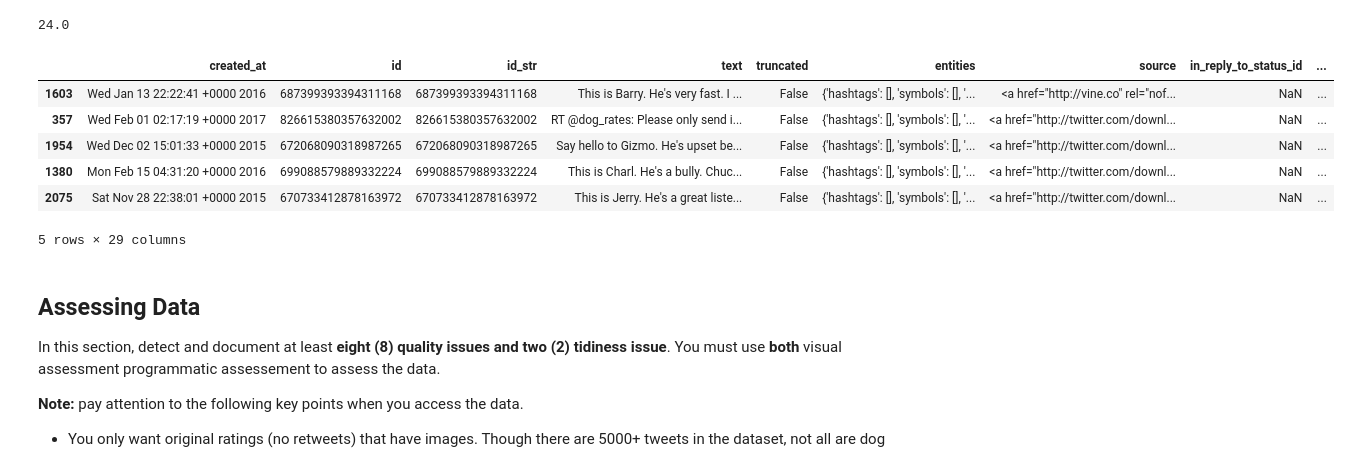
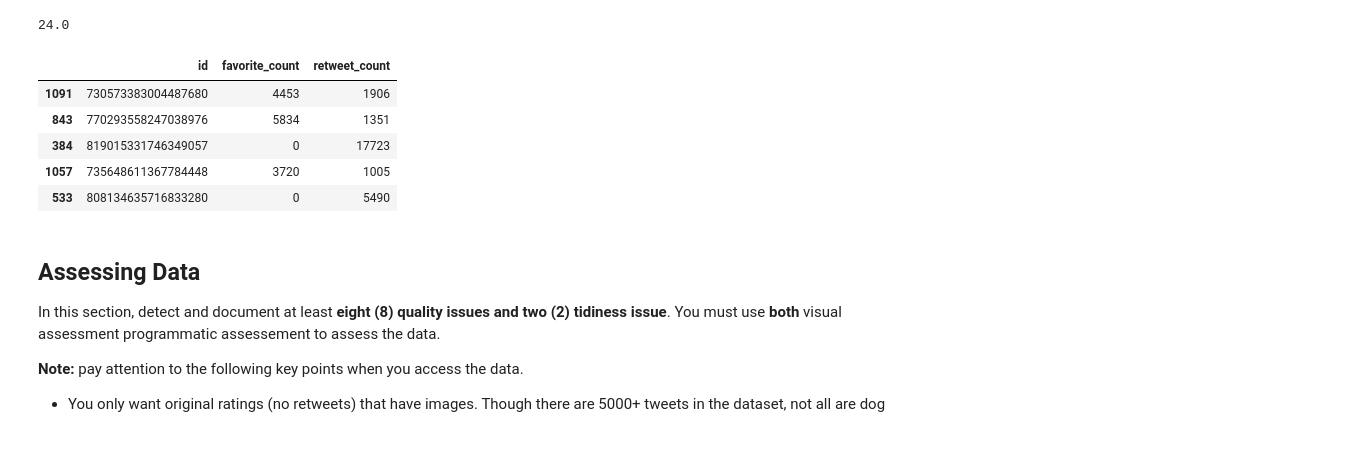
Before and after one commit to Freshi/Enhanced-Twitter-Archive-Data-Project, a Jupyter notebook: wrangle_act.ipynb, the cells around one changed output. Cells and saved outputs as stored; diff of their text form; code cells hidden in the pictures.

Commit message:
Data cleaned -- awaiting analysis

```diff
--- a/wrangle_act.ipynb
+++ b/wrangle_act.ipynb
@@ -13,4 +13,4 @@ import tweepy
 import json
 
 #Read the manually downloaded twitter enhanced archive
-twitter_enhanced = pd.read_csv('twitter-archive-enhanced-2.csv')
+twitter_enhanced = pd.read_csv('twitter-archive-enhanced.csv')
@@ -41,17 +36,21 @@ image_predictions.head()
 # %% [markdown]
 3. Use the Tweepy library to query additional data via the Twitter API (tweet_json.txt)
 # %%
-#create an instance of the tweepy API client
 from distutils.log import error
 
-auth = tweepy.OAuth2BearerHandler('') #Authentication required to run this!!!
+#create an instance of the tweepy API client
+auth = tweepy.OAuth2BearerHandler('AAAAAAAAAAAAAAAAAAAAAN8AgwEAAAAA3fLvHL%2FtANmE1ujG5F7zAUoj9tM%3Dkwp87yqxk3VCTu13lVg3Lhd9bE156Ic4lEI3StzeJ5KnR3rAVP') #Authentication required to run this!!!
 api = tweepy.API(auth)
 
+#Determine how many sets containing ~100 ids you can get from the tweet_id column of enhanced archive
 pieces = np.round(len(twitter_enhanced.tweet_id)/100)
-print(pieces)
+print(pieces) # to check number of sets
+
+#split the tweet_ids into the above chunks to use with the lookup_statuses api.
 id_chunks = np.array_split(twitter_enhanced.tweet_id, pieces)
 chunked_list = [list(array) for array in id_chunks]
 
+#extract tweets for each of the chunks and write them line by line to the tweets_json.txt
 for chunk in chunked_list:
     try:
        tweets = api.lookup_statuses(chunk,trim_user = True)
@@ -65,21 +64,21 @@ for chunk in chunked_list:
 # %% [output]
 24.0
 # %%
-# Read the tweet_json.txt file in to a pandas data frame.
+# Read the tweet_json.txt file in line by line into a data variable we will use to create the dataframe,
 with open('tweet_json.txt', 'r', encoding='utf-8') as f:
     data = [json.loads(line) for line in f]
 
-    tweets_df = pd.DataFrame(data)
+#create dataframe containing only columns i need for this project
+    tweets_df = pd.DataFrame(data, columns=['id', 'favorite_count', 'retweet_count'])
 
 tweets_df.sample(5)
 # %% [output]
-|  | created_at | id | id_str | text | truncated | entities | source | in_reply_to_status_id | ... |
-| 1603 | Wed Jan 13 22:22:41 +0000 2016 | 687399393394311168 | 687399393394311168 | This is Barry. He's very fast. I ... | False | {'hashtags': [], 'symbols': [], '... | <a href="http://vine.co" rel="nof... | NaN | ... |
-| 357 | Wed Feb 01 02:17:19 +0000 2017 | 826615380357632002 | 826615380357632002 | RT @dog_rates: Please only send i... | False | {'hashtags': [], 'symbols': [], '... | <a href="http://twitter.com/downl... | NaN | ... |
-| 1954 | Wed Dec 02 15:01:33 +0000 2015 | 672068090318987265 | 672068090318987265 | Say hello to Gizmo. He's upset be... | False | {'hashtags': [], 'symbols': [], '... | <a href="http://twitter.com/downl... | NaN | ... |
-| 1380 | Mon Feb 15 04:31:20 +0000 2016 | 699088579889332224 | 699088579889332224 | This is Charl. He's a bully. Chuc... | False | {'hashtags': [], 'symbols': [], '... | <a href="http://twitter.com/downl... | NaN | ... |
-| 2075 | Sat Nov 28 22:38:01 +0000 2015 | 670733412878163972 | 670733412878163972 | This is Jerry. He's a great liste... | False | {'hashtags': [], 'symbols': [], '... | <a href="http://twitter.com/downl... | NaN | ... |
+|  | id | favorite_count | retweet_count |
+| 1091 | 730573383004487680 | 4453 | 1906 |
+| 843 | 770293558247038976 | 5834 | 1351 |
+| 384 | 819015331746349057 | 0 | 17723 |
+| 1057 | 735648611367784448 | 3720 | 1005 |
+| 533 | 808134635716833280 | 0 | 5490 |
-5 rows × 29 columns
 # %% [markdown]
 ## Assessing Data
 In this section, detect and document at least **eight (8) quality issues and two (2) tidiness issue**. You must use **both** visual assessment
```
Also changed, not shown: parts of 63 cells of this notebook, 1 other file.
